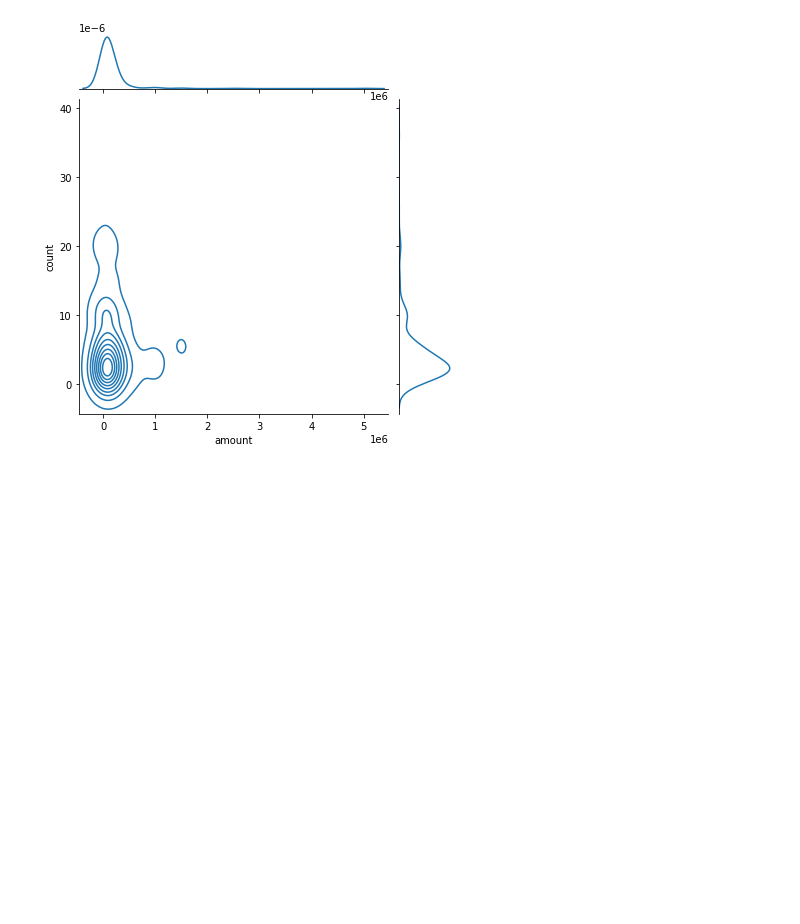
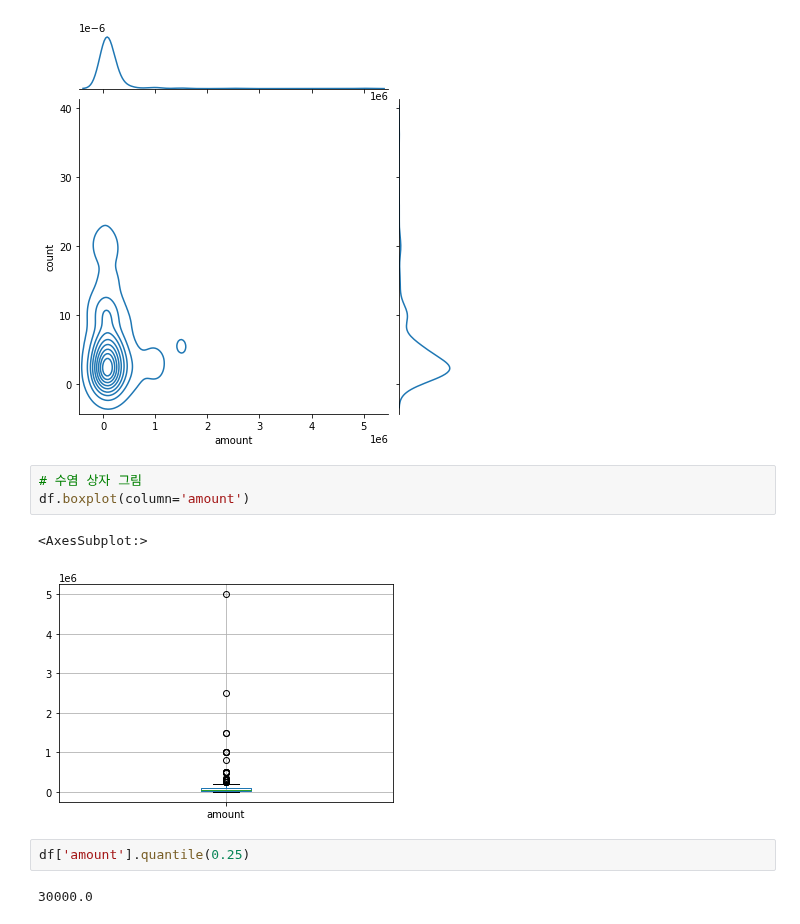
Before and after one commit to ljh15952/AI_Study, a Jupyter notebook: 빈도 분석&기술 통계량 분석/Source_1.ipynb, the cells around one changed output. Drawn from its saved outputs; the diff is of its cells as text; blank space fills up the shorter version.

```diff
--- a/빈도 분석&기술 통계량 분석/Source_1.ipynb
+++ b/빈도 분석&기술 통계량 분석/Source_1.ipynb
@@ -278,3 +278,13 @@ sns.jointplot(x='amount',y='count', data=df, kind='kde')
 # %% [output]
 <seaborn.axisgrid.JointGrid at 0x...>
 [figure]
+# %%
+# 수염 상자 그림
+df.boxplot(column='amount')
+# %% [output]
+<AxesSubplot:>
+[figure, added]
+# %%
+df['amount'].quantile(0.25)
+# %% [output]
+30000.0
```
Also changed, not shown: parts of 3 cells of this notebook.
